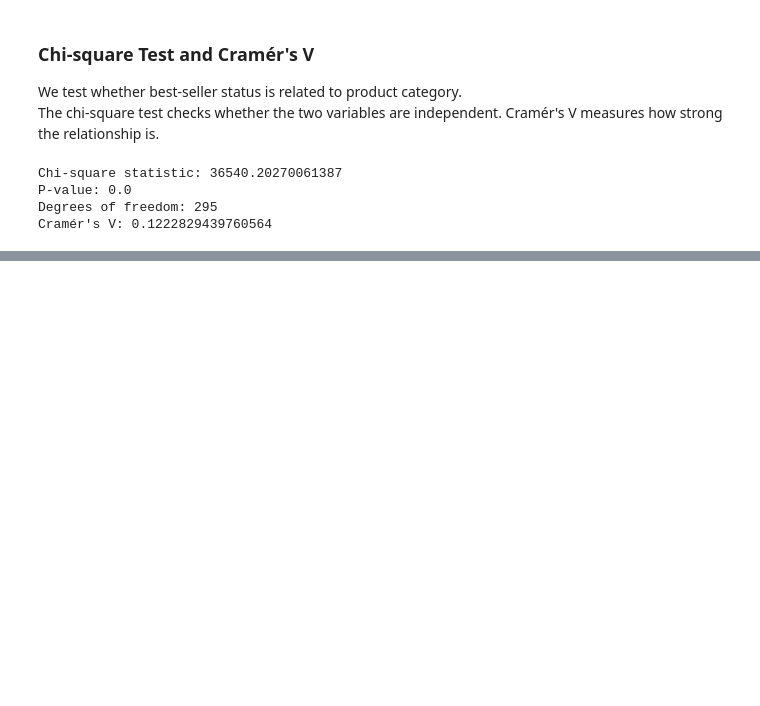
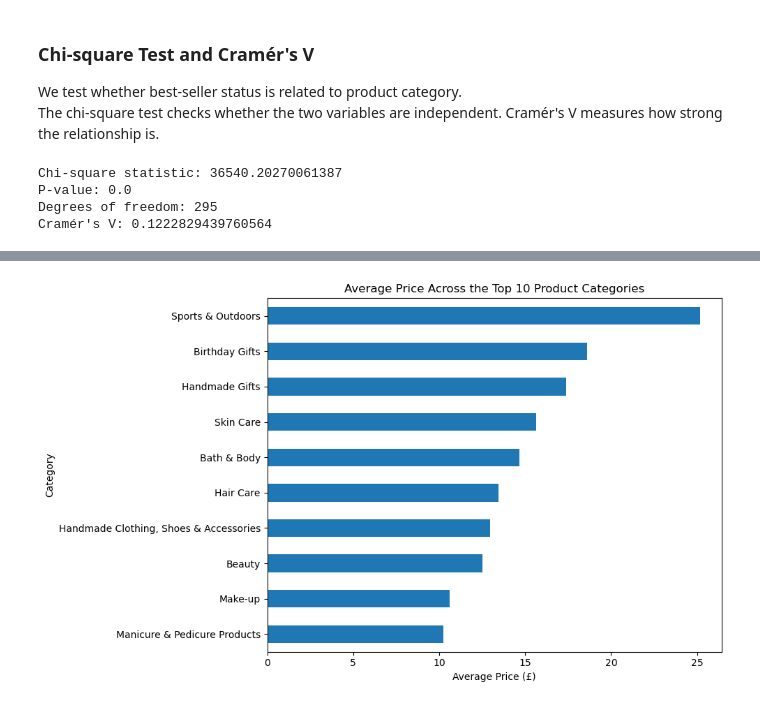
Before and after one commit to data-bootcamp-v4/lab-eda-bivariate, a Jupyter notebook: lab_eda_bivariate.ipynb, the cells around one changed output, grey strips where cells are left out. Drawn from its saved outputs; the diff is of its cells as text; code cells hidden in the pictures; blank space fills up the shorter version.

```diff
--- a/lab_eda_bivariate.ipynb
+++ b/lab_eda_bivariate.ipynb
@@ -138,0 +362,24 @@ Cramér's V: 0.1222829439760564
+# %%
+# Identify the 10 categories with the most products
+top_10_categories = (
+    df_no_outliers["category"]
+    .value_counts()
+    .head(10)
+    .index
+)
+
+# Filter the data
+top_10_price_df = df_no_outliers[
+    df_no_outliers["category"].isin(top_10_categories)
+]
+# %%
+mean_price_by_category = (
+    df_no_outliers[
+        df_no_outliers["category"].isin(top_10_categories)
+    ]
+    .groupby("category")["price"]
+    .mean()
+    .sort_values(ascending=False)
+)
+
+mean_price_by_category
@@ -138,0 +399,13 @@ Cramér's V: 0.1222829439760564
+# %%
+plt.figure(figsize=(10, 6))
+
+mean_price_by_category.sort_values().plot(kind="barh")
+
+plt.title("Average Price Across the Top 10 Product Categories")
+plt.xlabel("Average Price (£)")
+plt.ylabel("Category")
+
+plt.tight_layout()
+plt.show()
+# %% [output]
+[figure, added]
```
Also changed, not shown: parts of 29 cells of this notebook.
